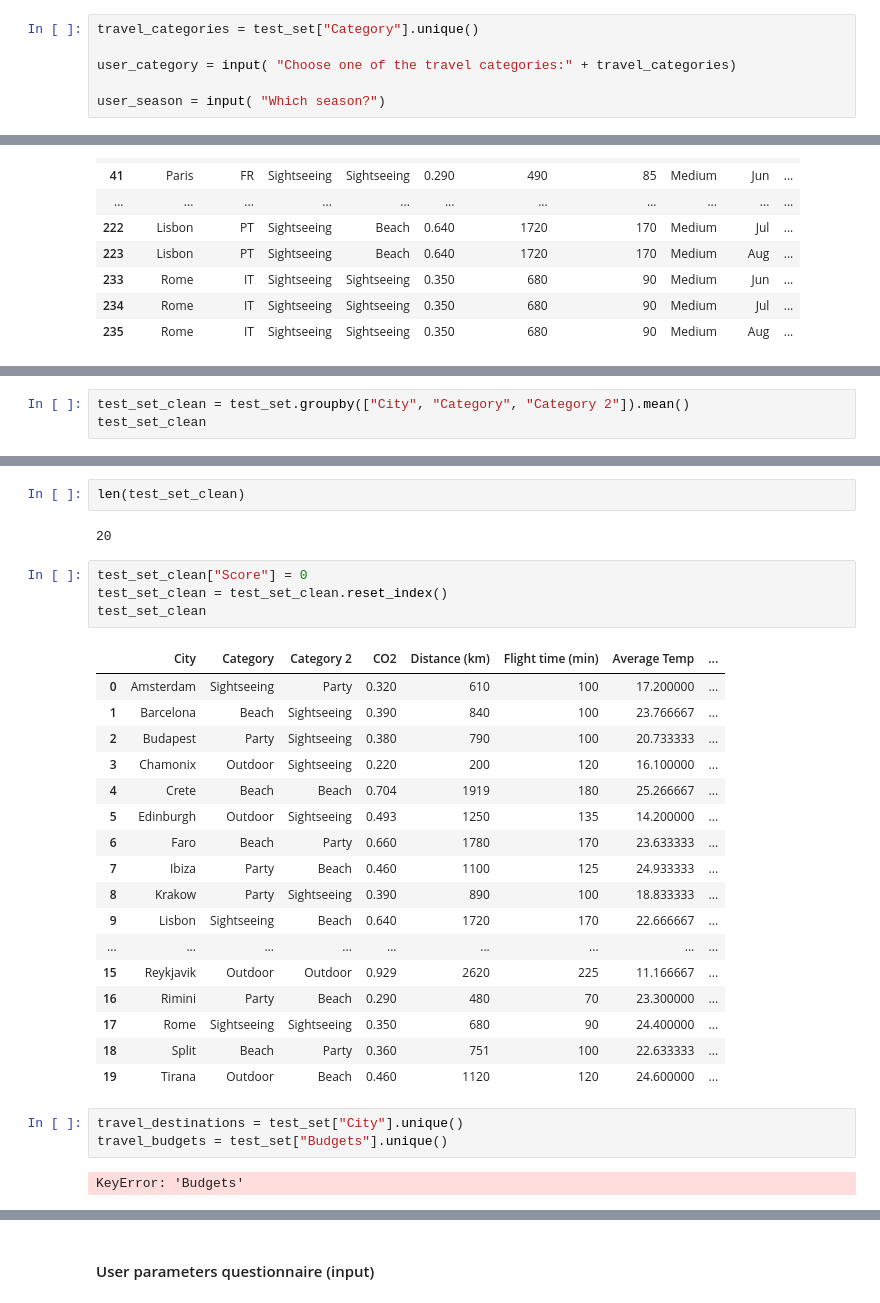
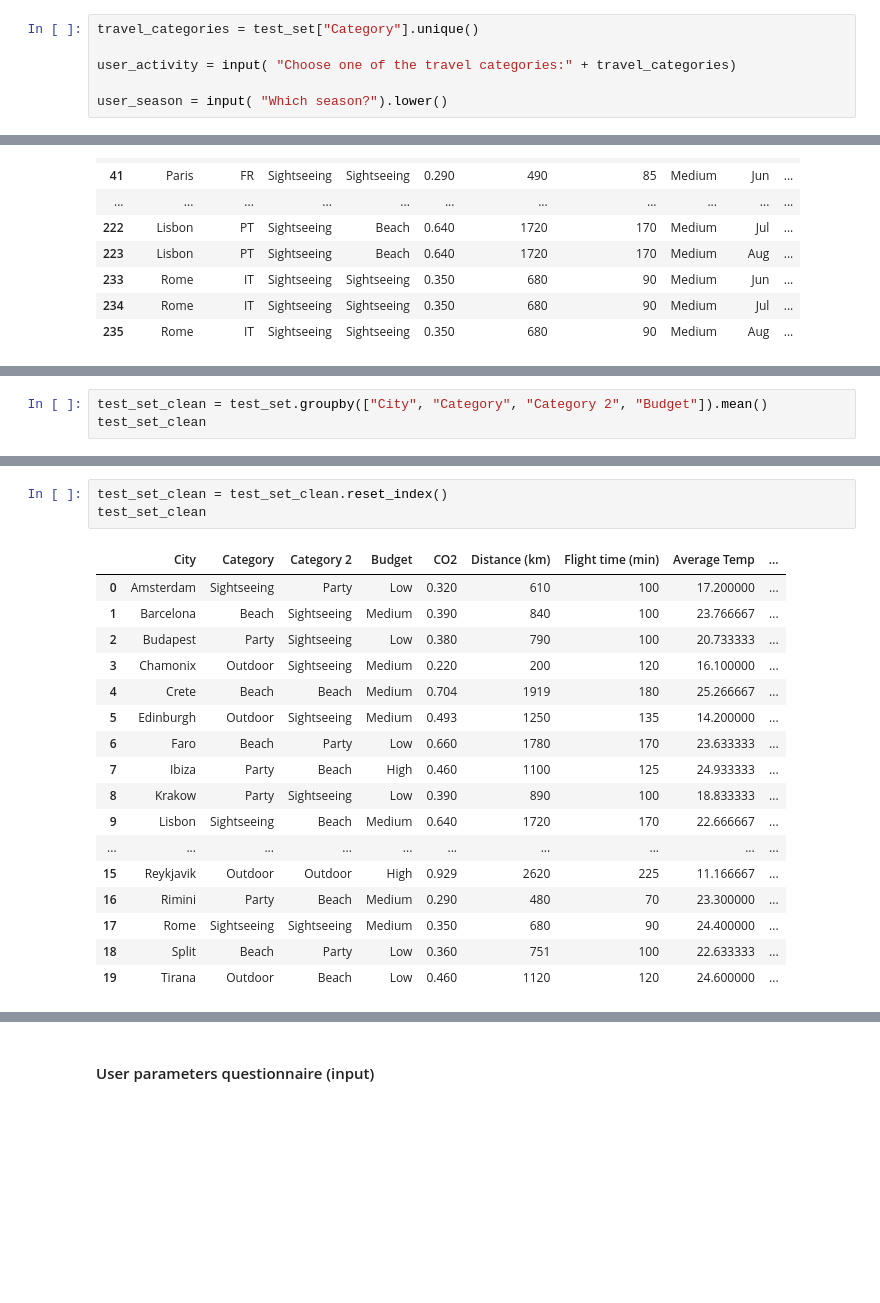
Before and after one commit to TimMatheis/travel_planner, a Jupyter notebook: code/implementing_ideas.ipynb, the cells around one changed output, grey strips where cells are left out. Saved outputs shown, nothing was run; the diff lists cells and outputs as text; blank space fills up the shorter version.

```diff
--- a/code/implementing_ideas.ipynb
+++ b/code/implementing_ideas.ipynb
@@ -33,6 +187,6 @@ season_dict = {
 # %%
 travel_categories = test_set["Category"].unique()
 
-user_category = input( "Choose one of the travel categories:" + travel_categories)
+user_activity = input( "Choose one of the travel categories:" + travel_categories)
 
-user_season = input( "Which season?")
+user_season = input( "Which season?").lower()
@@ -72,3 +219,3 @@ test_set
 # %%
-test_set_clean = test_set.groupby(["City", "Category", "Category 2"]).mean()
+test_set_clean = test_set.groupby(["City", "Category", "Category 2", "Budget"]).mean()
 test_set_clean
@@ -75,31 +241,21 @@ test_set_clean
-# %%
-len(test_set_clean)
-# %% [output]
-20
 # %%
-test_set_clean["Score"] = 0
 test_set_clean = test_set_clean.reset_index()
 test_set_clean
 # %% [output]
-|  | City | Category | Category 2 | CO2 | Distance (km) | Flight time (min) | Average Temp | ... |
-| 0 | Amsterdam | Sightseeing | Party | 0.320 | 610 | 100 | 17.200000 | ... |
-| 1 | Barcelona | Beach | Sightseeing | 0.390 | 840 | 100 | 23.766667 | ... |
-| 2 | Budapest | Party | Sightseeing | 0.380 | 790 | 100 | 20.733333 | ... |
-| 3 | Chamonix | Outdoor | Sightseeing | 0.220 | 200 | 120 | 16.100000 | ... |
-| 4 | Crete | Beach | Beach | 0.704 | 1919 | 180 | 25.266667 | ... |
-| 5 | Edinburgh | Outdoor | Sightseeing | 0.493 | 1250 | 135 | 14.200000 | ... |
-| 6 | Faro | Beach | Party | 0.660 | 1780 | 170 | 23.633333 | ... |
-| 7 | Ibiza | Party | Beach | 0.460 | 1100 | 125 | 24.933333 | ... |
-| 8 | Krakow | Party | Sightseeing | 0.390 | 890 | 100 | 18.833333 | ... |
-| 9 | Lisbon | Sightseeing | Beach | 0.640 | 1720 | 170 | 22.666667 | ... |
-| ... | ... | ... | ... | ... | ... | ... | ... | ... |
-| 15 | Reykjavik | Outdoor | Outdoor | 0.929 | 2620 | 225 | 11.166667 | ... |
-| 16 | Rimini | Party | Beach | 0.290 | 480 | 70 | 23.300000 | ... |
-| 17 | Rome | Sightseeing | Sightseeing | 0.350 | 680 | 90 | 24.400000 | ... |
-| 18 | Split | Beach | Party | 0.360 | 751 | 100 | 22.633333 | ... |
-| 19 | Tirana | Outdoor | Beach | 0.460 | 1120 | 120 | 24.600000 | ... |
+|  | City | Category | Category 2 | Budget | CO2 | Distance (km) | Flight time (min) | Average Temp | ... |
+| 0 | Amsterdam | Sightseeing | Party | Low | 0.320 | 610 | 100 | 17.200000 | ... |
+| 1 | Barcelona | Beach | Sightseeing | Medium | 0.390 | 840 | 100 | 23.766667 | ... |
+| 2 | Budapest | Party | Sightseeing | Low | 0.380 | 790 | 100 | 20.733333 | ... |
+| 3 | Chamonix | Outdoor | Sightseeing | Medium | 0.220 | 200 | 120 | 16.100000 | ... |
+| 4 | Crete | Beach | Beach | Medium | 0.704 | 1919 | 180 | 25.266667 | ... |
+| 5 | Edinburgh | Outdoor | Sightseeing | Medium | 0.493 | 1250 | 135 | 14.200000 | ... |
+| 6 | Faro | Beach | Party | Low | 0.660 | 1780 | 170 | 23.633333 | ... |
+| 7 | Ibiza | Party | Beach | High | 0.460 | 1100 | 125 | 24.933333 | ... |
+| 8 | Krakow | Party | Sightseeing | Low | 0.390 | 890 | 100 | 18.833333 | ... |
+| 9 | Lisbon | Sightseeing | Beach | Medium | 0.640 | 1720 | 170 | 22.666667 | ... |
+| ... | ... | ... | ... | ... | ... | ... | ... | ... | ... |
+| 15 | Reykjavik | Outdoor | Outdoor | High | 0.929 | 2620 | 225 | 11.166667 | ... |
+| 16 | Rimini | Party | Beach | Medium | 0.290 | 480 | 70 | 23.300000 | ... |
+| 17 | Rome | Sightseeing | Sightseeing | Medium | 0.350 | 680 | 90 | 24.400000 | ... |
+| 18 | Split | Beach | Party | Low | 0.360 | 751 | 100 | 22.633333 | ... |
+| 19 | Tirana | Outdoor | Beach | Low | 0.460 | 1120 | 120 | 24.600000 | ... |
-# %%
-travel_destinations = test_set["City"].unique()
-travel_budgets = test_set["Budgets"].unique()
-# %% [output]
-KeyError: 'Budgets'
```
Also changed, not shown: parts of 24 cells of this notebook.
